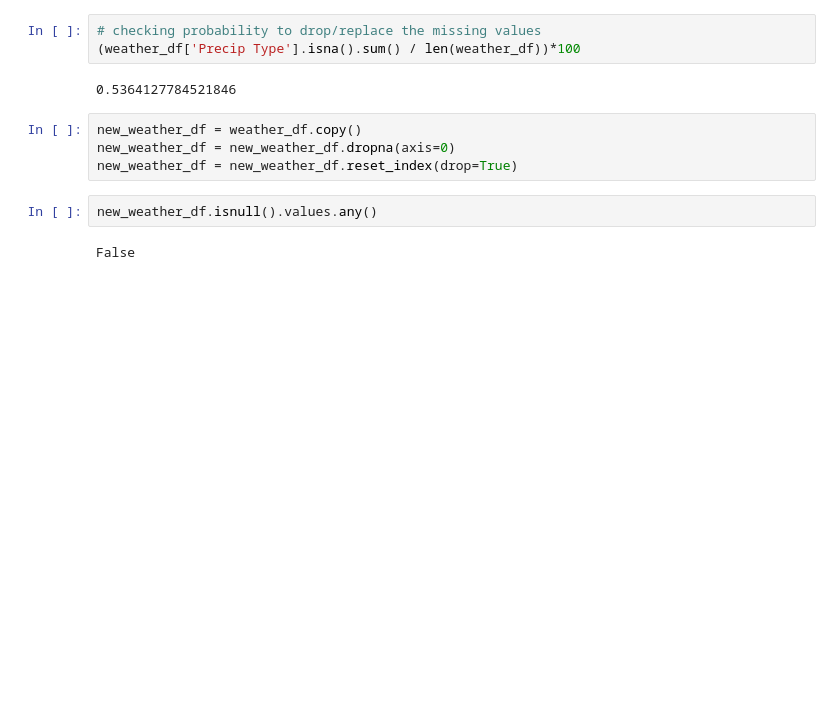
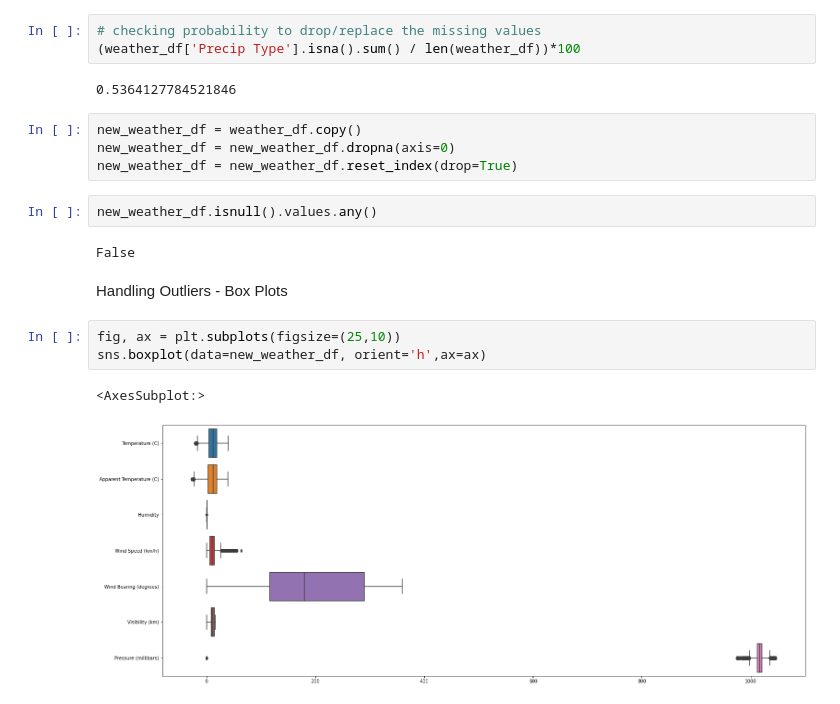
Before and after one commit to jasmeen848/temperature-prediction-model, a Jupyter notebook: TemperaturePredictionRegression.ipynb, the cells around one changed output. Cells and saved outputs as stored; diff of their text form; blank space fills up the shorter version.

Commit message:
handling outliers

```diff
--- a/TemperaturePredictionRegression.ipynb
+++ b/TemperaturePredictionRegression.ipynb
@@ -234,3 +234,11 @@ new_weather_df = new_weather_df.reset_index(drop=True)
 new_weather_df.isnull().values.any()
 # %% [output]
 False
+# %% [markdown]
+Handling Outliers - Box Plots
+# %%
+fig, ax = plt.subplots(figsize=(25,10))
+sns.boxplot(data=new_weather_df, orient='h',ax=ax)
+# %% [output]
+<AxesSubplot:>
+[figure, added]
```
Also changed, not shown: parts of 11 cells of this notebook.
